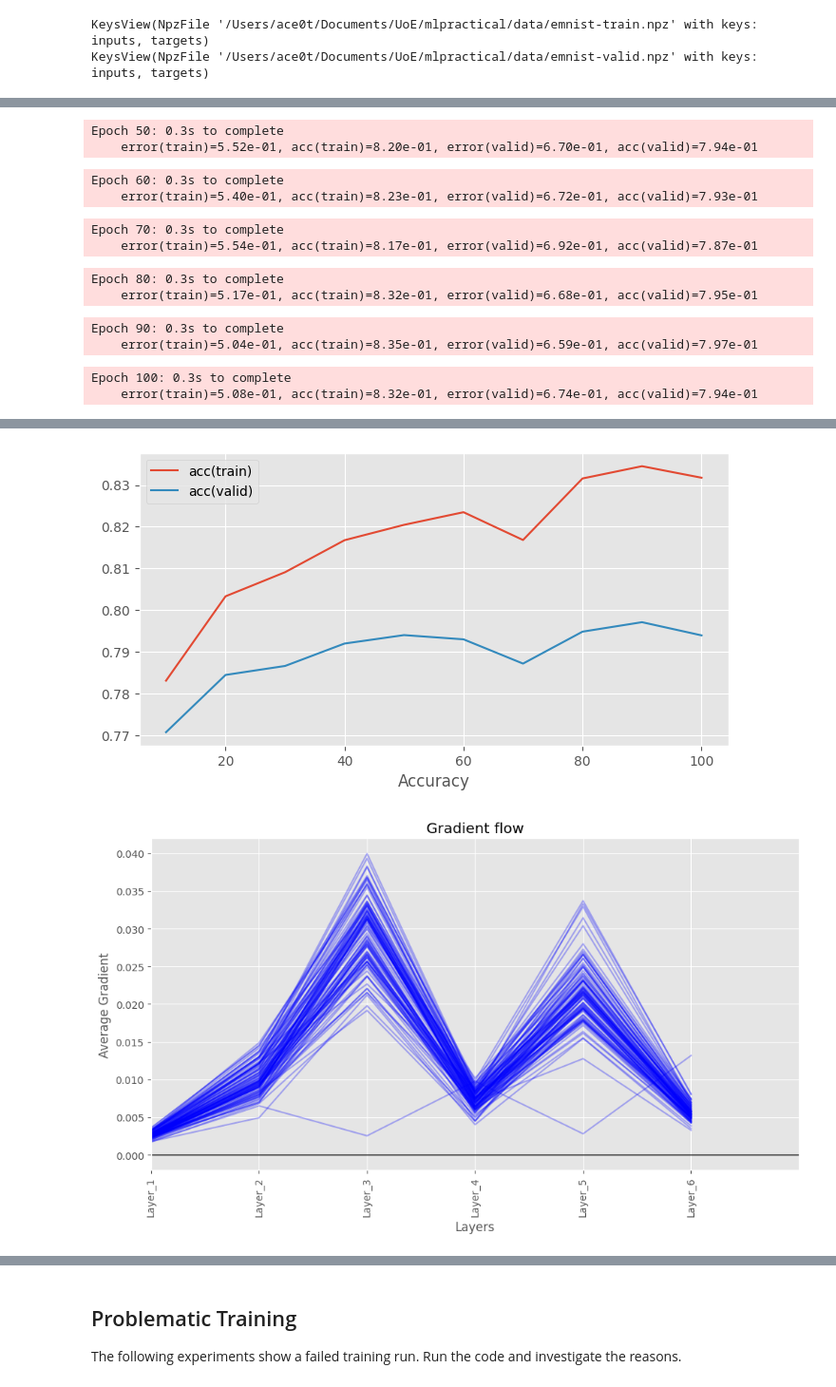
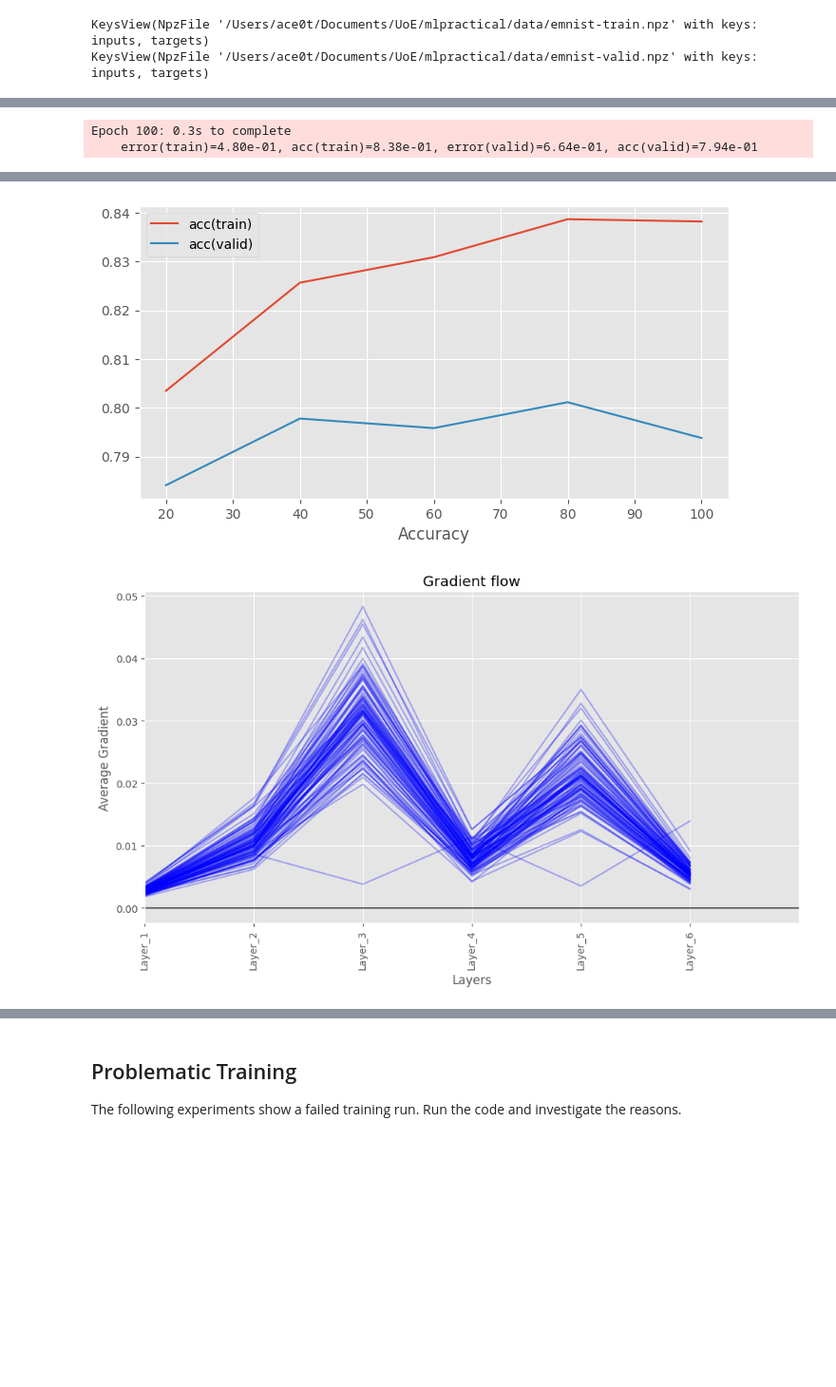
Before and after one commit to Ace0x/mlpractical, a Jupyter notebook: notebooks/Coursework_1.ipynb, the cells around one changed output, grey strips where cells are left out. Shown at 95% size. Saved outputs shown, nothing was run; the diff lists cells and outputs as text; code cells hidden in the pictures; blank space fills up the shorter version.

```diff
--- a/notebooks/Coursework_1.ipynb
+++ b/notebooks/Coursework_1.ipynb
@@ -101,7 +101,7 @@ KeysView(NpzFile '/Users/ace0t/Documents/UoE/mlpractical/data/emnist-valid.npz'
 # Setup hyperparameters
 learning_rate = 0.001
 num_epochs = 100
-stats_interval = 10
+stats_interval = 20
 input_dim, output_dim, hidden_dim = 784, 47, 32
 
 weights_init = GlorotUniformInit(rng=rng)
@@ -120,6 +120,8 @@ error = CrossEntropySoftmaxError()
 # Use a Adam learning rule
 learning_rule = AdamLearningRule(learning_rate=learning_rate)
 
+# how do I turn off this logging?
+
 # Remember to use notebook=False when you write a script to be run in a terminal
 stats, keys, run_time, fig_1, ax_1, fig_2, ax_2, grad_plot, grad_ax = train_model_and_plot_stats(
     model, error, learning_rule, train_data, valid_data, num_epochs, stats_interval, notebook=True)
@@ -135,12 +137,2 @@ Epoch 40: 0.3s to complete
-Epoch 50: 0.3s to complete
-    error(train)=5.52e-01, acc(train)=8.20e-01, error(valid)=6.70e-01, acc(valid)=7.94e-01
+Epoch 100: 0.3s to complete
+    error(train)=4.80e-01, acc(train)=8.38e-01, error(valid)=6.64e-01, acc(valid)=7.94e-01
-Epoch 60: 0.3s to complete
-    error(train)=5.40e-01, acc(train)=8.23e-01, error(valid)=6.72e-01, acc(valid)=7.93e-01
-Epoch 70: 0.3s to complete
-    error(train)=5.54e-01, acc(train)=8.17e-01, error(valid)=6.92e-01, acc(valid)=7.87e-01
-Epoch 80: 0.3s to complete
-    error(train)=5.17e-01, acc(train)=8.32e-01, error(valid)=6.68e-01, acc(valid)=7.95e-01
-Epoch 90: 0.3s to complete
-    error(train)=5.04e-01, acc(train)=8.35e-01, error(valid)=6.59e-01, acc(valid)=7.97e-01
-Epoch 100: 0.3s to complete
-    error(train)=5.08e-01, acc(train)=8.32e-01, error(valid)=6.74e-01, acc(valid)=7.94e-01
@@ -148,5 +140,5 @@ Epoch 100: 0.3s to complete
-[figure, old version]
+[figure, new version]
-[figure, old version]
+[figure, new version]
 # %%
 # The model set up code below is provided as a starting point.
 # You will probably want to add further code cells for the
```
Also changed, not shown: parts of 3 cells of this notebook.
